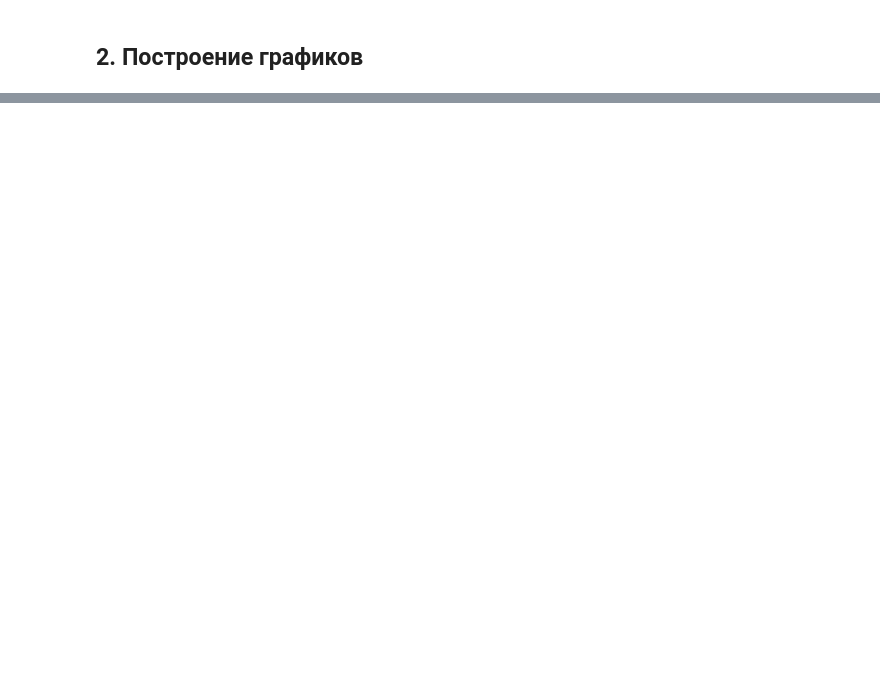
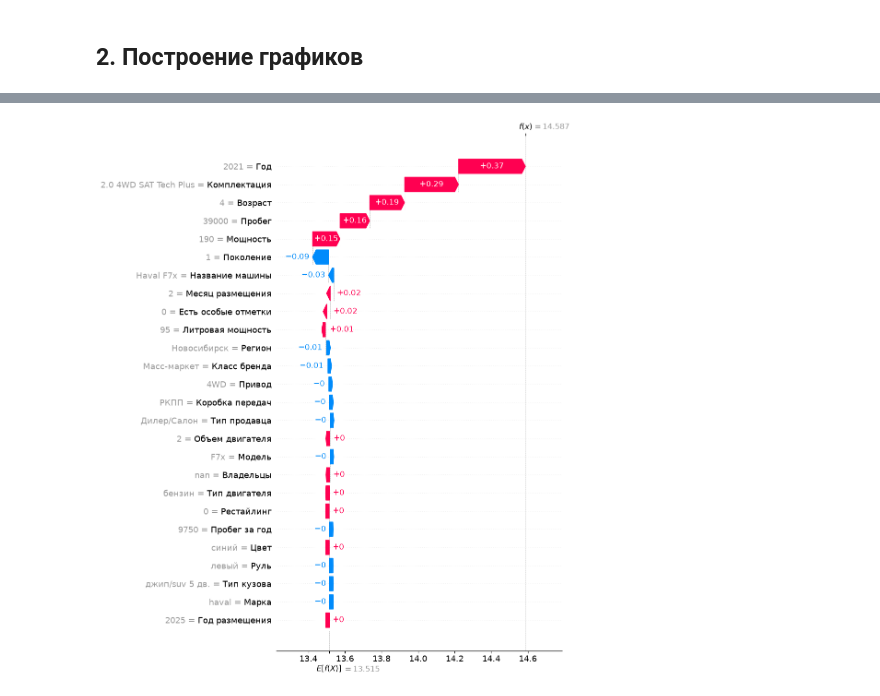
Before and after one commit to deviloon/car-price-analyzer, a Jupyter notebook: researches/03_shap_interpretation.ipynb, the cells around one changed output, grey strips where cells are left out. Cells and saved outputs as stored; diff of their text form; code cells hidden in the pictures; blank space fills up the shorter version.

```diff
--- a/researches/03_shap_interpretation.ipynb
+++ b/researches/03_shap_interpretation.ipynb
@@ -80,0 +110,4 @@ explainer = shap.T
+# %%
+shap.plots.waterfall(explanation[50000], max_display=27)
+# %% [output]
+[figure, added]
```
Also changed, not shown: parts of 7 cells of this notebook.
